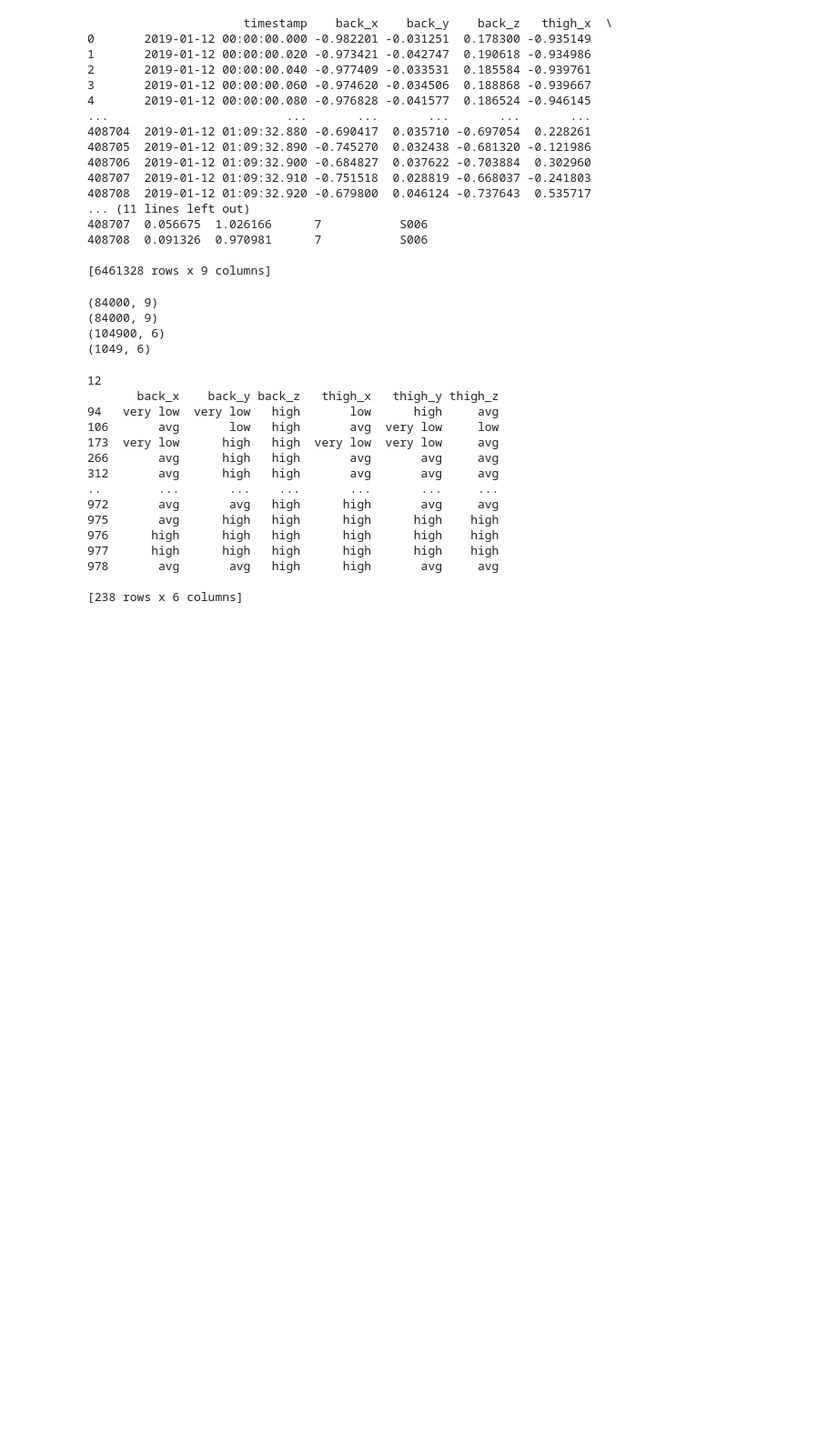
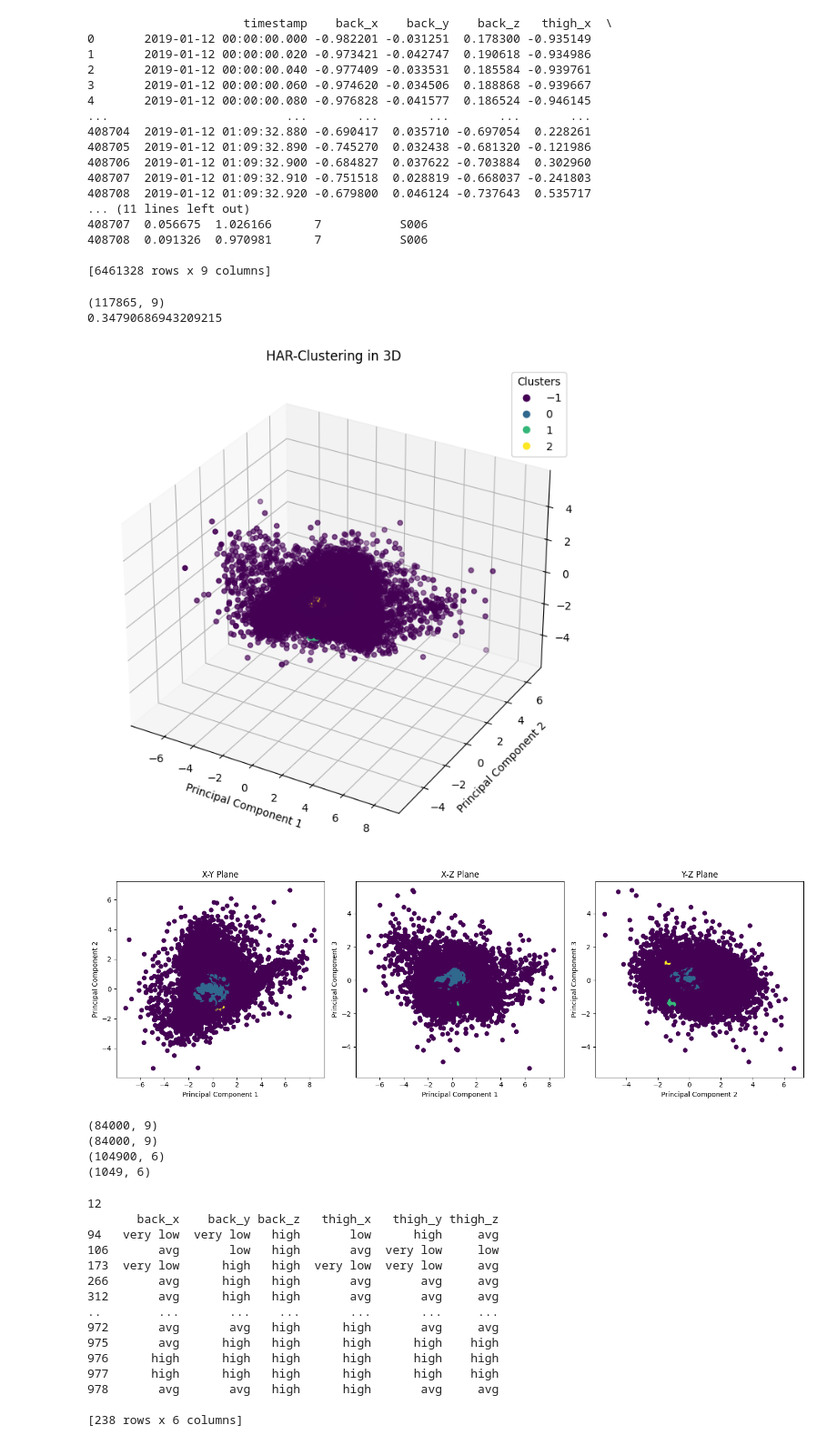
Before and after one commit to ELEFTHERIOSAMITSIS/data_mining, a Jupyter notebook: test_dataset.ipynb, the cells around one changed output. Shown at 91% size. Drawn from its saved outputs; the diff is of its cells as text; code cells hidden in the pictures; blank space fills up the shorter version.

Commit message:
with starting dbscan

```diff
--- a/test_dataset.ipynb
+++ b/test_dataset.ipynb
@@ -35,3 +36,22 @@ print(data)
 408708  0.091326  0.970981      7           S006
 
 [6461328 rows x 9 columns]
+# %%
+data_m=rolling_means(data)
+#print(data_m)
+data_b=get_balanced_dataset(data_m,7000)
+x=data_b[['back_x','back_y','back_z','thigh_x','thigh_y','thigh_z']].reset_index(drop=True)
+y=data_b['label'].reset_index(drop=True)
+
+#print(x)
+labels,validation_df=try_dbscan(x,y)
+#labels,validation_df=try_minibatch_kmeans(x,y,12)
+val=validation_df.value_counts()
+x=pca_test(x,3)
+cluster3D(x,labels)
+cluster2D(x,labels)
+# %% [output]
+(117865, 9)
+0.34790686943209215
+[figure, added]
+[figure, added]
```
Also changed, not shown: parts of 3 cells of this notebook, 3 other files.
